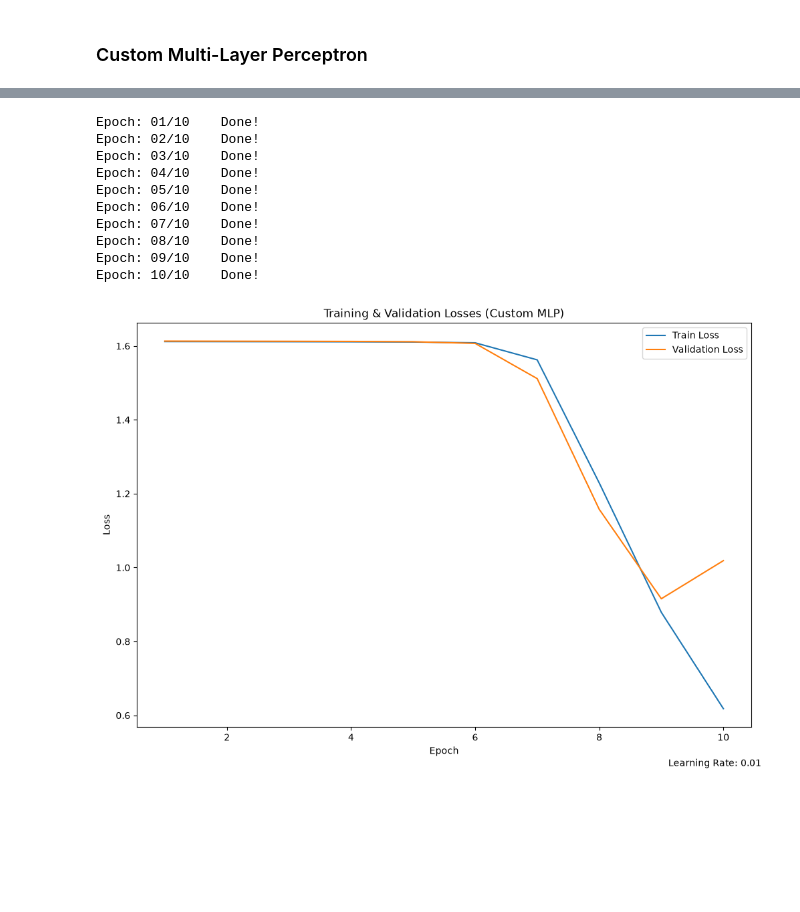
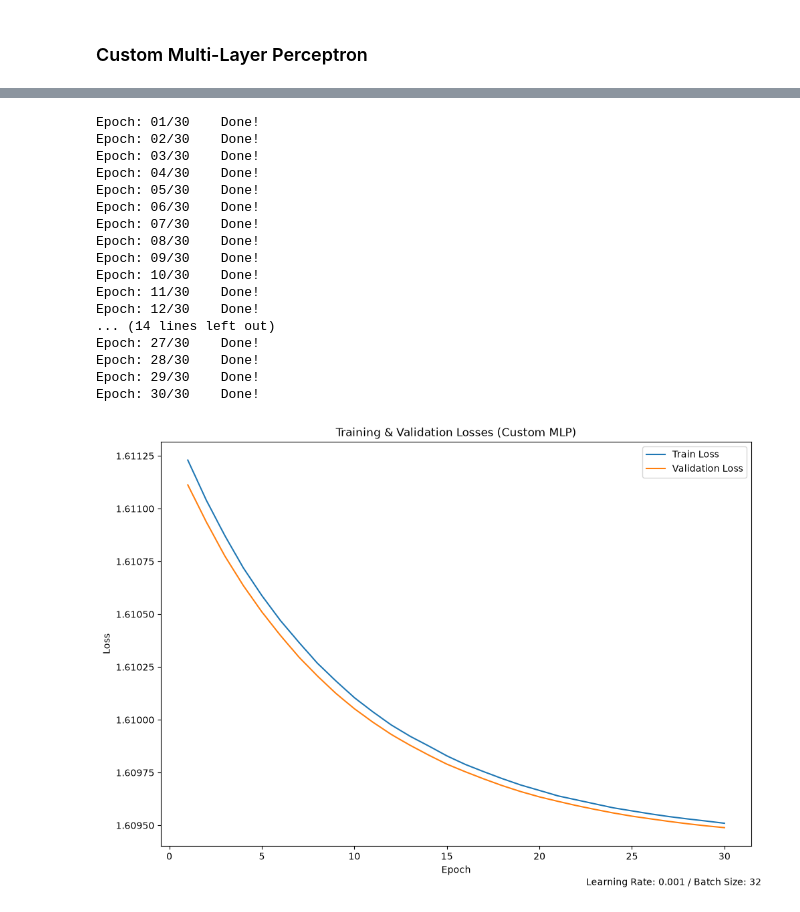
Before and after one commit to hotbox-works/News-Classification-Project, a Jupyter notebook: project1.ipynb, the cells around one changed output, grey strips where cells are left out. Saved outputs shown, nothing was run; the diff lists cells and outputs as text; code cells hidden in the pictures; blank space fills up the shorter version.

Commit message:
Implement mini-batch GD

```diff
--- a/project1.ipynb
+++ b/project1.ipynb
@@ -187,7 +233,7 @@ tensor([4, 1, 3,  ..., 4, 2, 1], device='cuda:0')
 MAX_EPOCH = 50  # TODO: maybe we can do some early stopping during the training process
 LEARNING_RATE = 0.01
 # %%
-model = torch.nn.Linear(a_train_tensor.shape[1], labels.shape[0]).to(DEVICE)
+model = torch.nn.Linear(a_train_tensor.shape[1], LABELS.shape[0]).to(DEVICE)
 
 criterion = nn.CrossEntropyLoss()
 optimizer = optim.SGD(model.parameters(), lr=LEARNING_RATE)
@@ -299,15 +362,14 @@ class CustomMLP(nn.Module):
         return self.layers(x)
 # %%
 # Constants & Hyperparameters
-MAX_EPOCH = 10
-lEARNING_RATE = 0.01
+MAX_EPOCH = 30
+LEARNING_RATE = 0.001
 # %%
-model = CustomMLP(a_train_tensor.shape[1], labels.shape[0]).to(DEVICE)
+model = CustomMLP(a_train_tensor.shape[1], LABELS.shape[0]).to(DEVICE)
 
 criterion = nn.CrossEntropyLoss()
 optimizer = optim.SGD(model.parameters(), lr=LEARNING_RATE)
 # %%
-# TODO: This is taking forever. Consider implementing mini-batch + increase epoch
 train_losses = []
 validation_losses = []
 
@@ -318,7 +380,10 @@ for epoch in range(MAX_EPOCH):
 
     train_loss = 0  # compute the cumulative loss within an epoch
 
-    for i, (x, y) in enumerate(zip(a_train_tensor, a_train_labels_tensor)):
+    for i, (x, y) in enumerate(a_train_loader):
+        x = x.to(DEVICE, non_blocking=True)
+        y = y.to(DEVICE, non_blocking=True)
+
         logits = model(x)
 
         loss = criterion(logits, y)
@@ -327,58 +392,69 @@ for epoch in range(MAX_EPOCH):
         loss.backward()
         optimizer.step()
 
-        train_loss += loss.item()
+        # multiply by batch size to get the total loss for this batch
+        train_loss += loss.item() * x.size(0)
 
-    train_loss /= len(a_train_tensor)
+    train_loss /= len(a_train_dataset)
     train_losses.append(train_loss)
 
     # Validation
     model.eval()
 
-    validation_loss = 0  # same as train
+    validation_loss = 0
 
     with torch.inference_mode():
-        for i, (x, y) in enumerate(zip(a_val_tensor, a_val_labels_tensor)):
+        for i, (x, y) in enumerate(a_validation_loader):
+            x = x.to(DEVICE, non_blocking=True)
+            y = y.to(DEVICE, non_blocking=True)
+
             logits = model(x)
 
             loss = criterion(logits, y)
 
-            validation_loss += loss.item()
+            validation_loss += loss.item() * x.size(0)
 
-    validation_loss /= len(a_val_tensor)
+    validation_loss /= len(a_validation_dataset)
 
     validation_losses.append(validation_loss)
 
     print("\tDone!")
 # %% [output]
-Epoch: 01/10    Done!
-Epoch: 02/10    Done!
-Epoch: 03/10    Done!
-Epoch: 04/10    Done!
-Epoch: 05/10    Done!
-Epoch: 06/10    Done!
-Epoch: 07/10    Done!
-Epoch: 08/10    Done!
-Epoch: 09/10    Done!
-Epoch: 10/10    Done!
+Epoch: 01/30    Done!
+Epoch: 02/30    Done!
+Epoch: 03/30    Done!
+Epoch: 04/30    Done!
+Epoch: 05/30    Done!
+Epoch: 06/30    Done!
+Epoch: 07/30    Done!
+Epoch: 08/30    Done!
+Epoch: 09/30    Done!
+Epoch: 10/30    Done!
+Epoch: 11/30    Done!
+Epoch: 12/30    Done!
+... (14 lines left out)
+Epoch: 27/30    Done!
+Epoch: 28/30    Done!
+Epoch: 29/30    Done!
+Epoch: 30/30    Done!
 # %%
 plt.figure(figsize=(10, 7))
 
 EPOCHS = range(1, MAX_EPOCH + 1)
 
 plt.plot(EPOCHS, train_losses, label="Train Loss")
 plt.plot(EPOCHS, validation_losses, label="Validation Loss")
 
 plt.xlabel("Epoch")
 plt.ylabel("Loss")
 
 plt.title("Training & Validation Losses (Custom MLP)")
 
-plt.figtext(1, 0, f"Learning Rate: {LEARNING_RATE}", ha="right")
+plt.figtext(1, 0, f"Learning Rate: {LEARNING_RATE} / Batch Size: {BATCH_SIZE}", ha="right")
 
 plt.legend()
 
 plt.tight_layout()
 plt.show()
 # %% [output]
-[figure, old version]
+[figure, new version]
```
Also changed, not shown: parts of 13 cells of this notebook.
